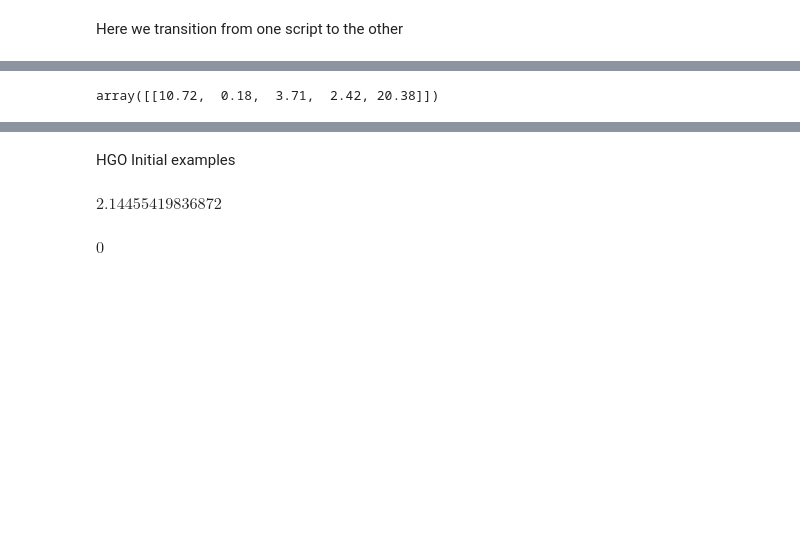
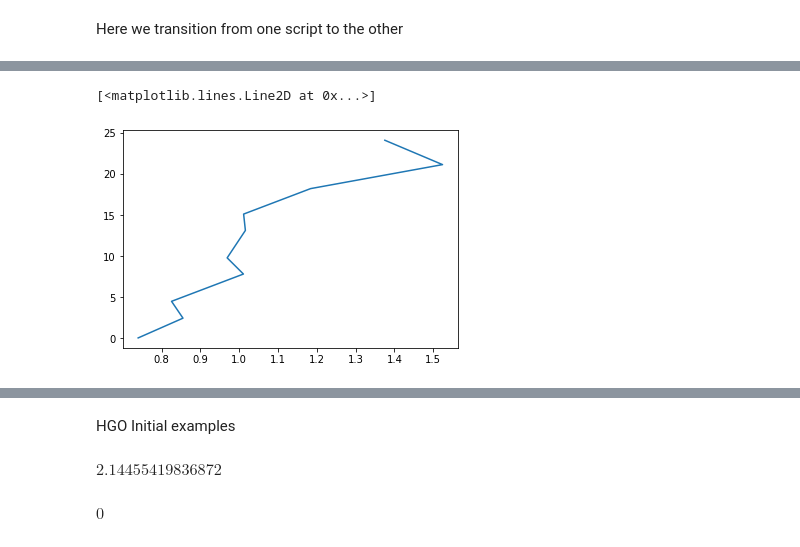
Before and after one commit to luis-rodrigues-8/Constitutive_Models, a Jupyter notebook: generate_HGO.ipynb, the cells around one changed output, grey strips where cells are left out. Saved outputs shown, nothing was run; the diff lists cells and outputs as text; code cells hidden in the pictures; blank space fills up the shorter version.

```diff
--- a/generate_HGO.ipynb
+++ b/generate_HGO.ipynb
@@ -613,4 +602,23 @@ array([[10.347272 ,  4.2926536,  1.2227762,  2.8323667, 13.291482 ]],
+# %%
+x_predict = np.zeros(ninc)
+y_predict = np.zeros(ninc)
+
+c = 0
+for i in model.predict(x_test[0:1])[0]:
+    x_predict[c] = i[0]
+    y_predict[c] = i[1]
+    c = c+1
+
+plt.plot(x_predict,y_predict)
+# %% [output]
+[<matplotlib.lines.Line2D at 0x...>]
+[figure, added]
 # %%
-y_test[0:1]
+x_true = np.zeros(ninc)
+y_true = np.zeros(ninc)
+
+c = 0
+for i in y_test[0:1][0]:
+    x_true[c] = i[0]
+    y_true[c] = i[1]
+    c = c+1
-# %% [output]
-array([[10.72,  0.18,  3.71,  2.42, 20.38]])
```
Also changed, not shown: parts of 13 cells of this notebook, 2 other files.
